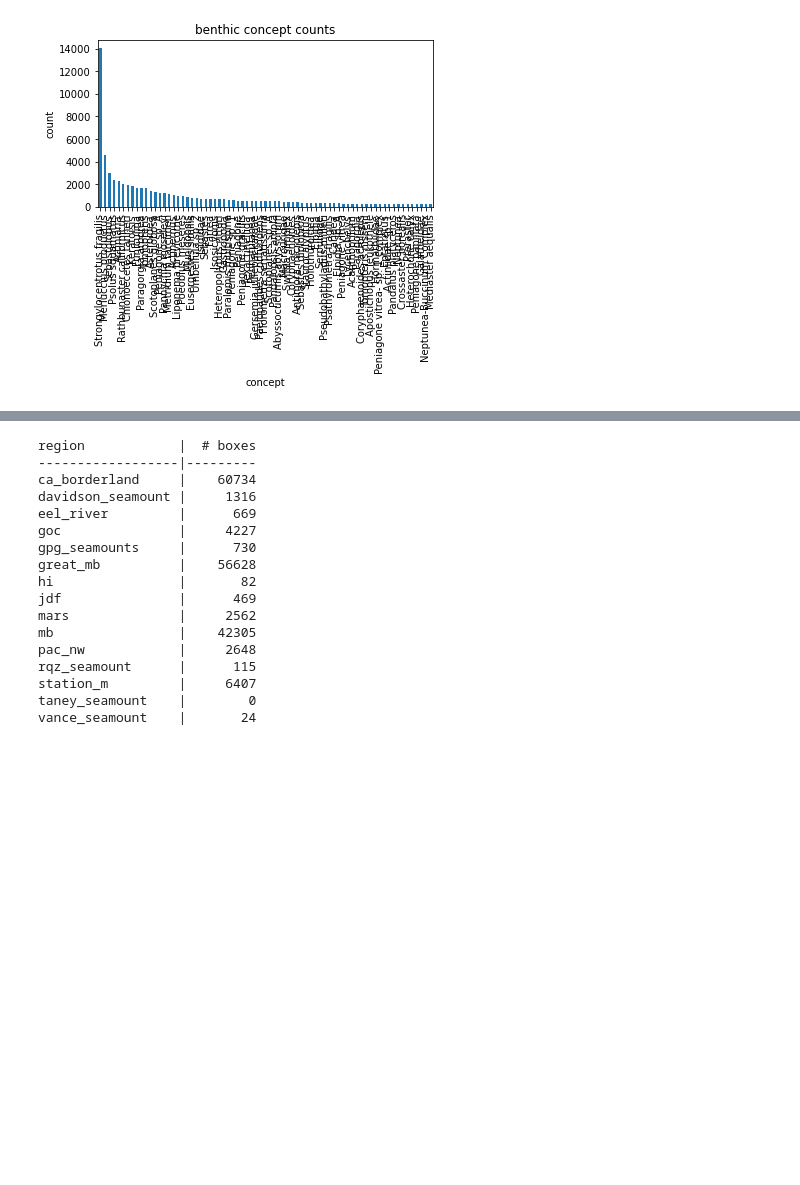
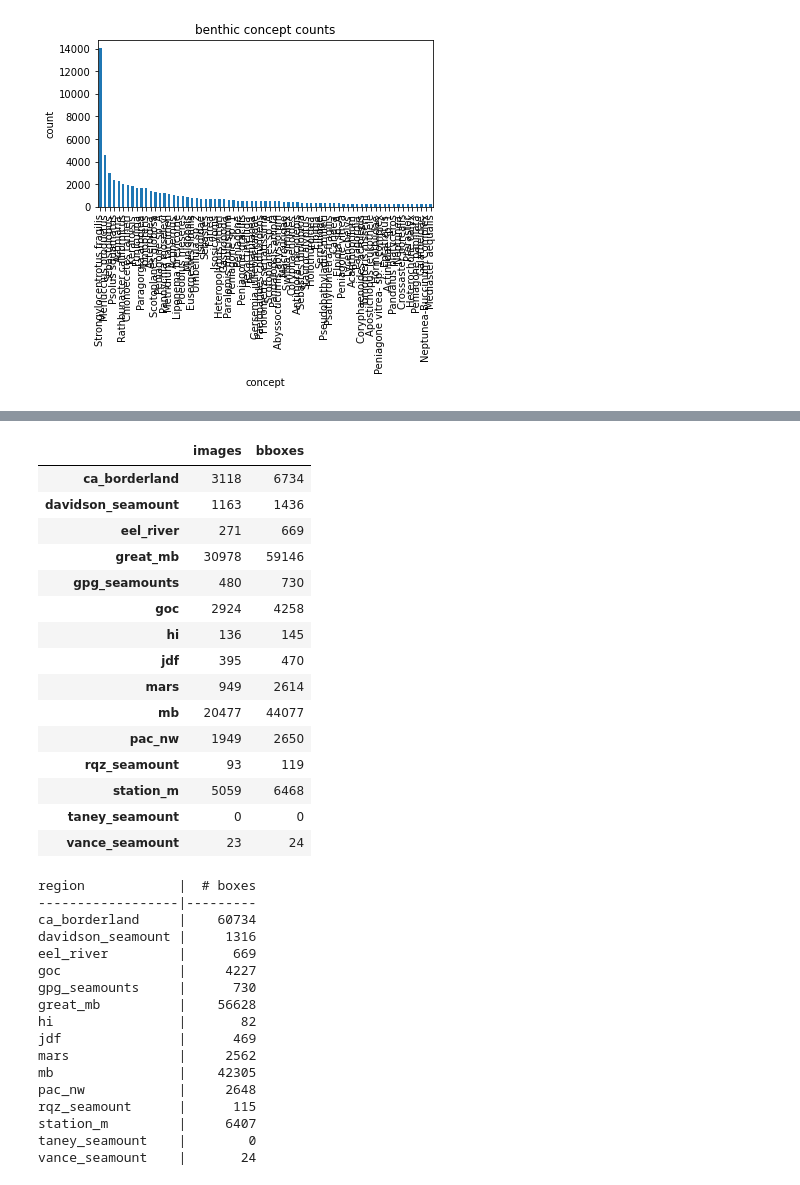
Before and after one commit to eor314/duds_explore, a Jupyter notebook: duds_explore.ipynb, the cells around one changed output, grey strips where cells are left out. Drawn from its saved outputs; the diff is of its cells as text; code cells hidden in the pictures; blank space fills up the shorter version.

Commit message:
multi index array of images/bbox counts

```diff
--- a/duds_explore.ipynb
+++ b/duds_explore.ipynb
@@ -104 +119,57 @@ regions = {'ca_borderland': '--max-latitude 37.6 --min-latitude 32.58 --max-long
+# %%
+from fathomnet.models import GeoImageConstraints
+from fathomnet.api import images, boundingboxes
+from tqdm import notebook
+
+inds = pd.MultiIndex.from_product([concepts, ['images', 'bboxes']], names=['concept','count-type'])  # for multi index array
+df = pd.DataFrame(columns=regions_df.index, index=inds)
+
+# iterate over regions
+for ii in notebook.tqdm(df.columns.to_list(), desc='regions'):
+    #iterate over concepts
+    for cc in notebook.tqdm(concepts, desc=f'concepts in {ii}', leave=False):
+        tmp = GeoImageConstraints(concept=cc,
+            maxLatitude=regions_df.at[ii, 'max-latitude'],
+            minLatitude=regions_df.at[ii, 'min-latitude'],
+            maxLongitude=regions_df.at[ii, 'max-longitude'],
+            minLongitude=regions_df.at[ii, 'min-longitude']
+        )
+
+        # get the relevant images from region
+        imgs = images.find(tmp)
+
+        # get the number of bounding boxes in those images
+        numbox = 0
+        for im in imgs:
+            numbox += len(list(filter(lambda box: box.concept == cc, im.boundingBoxes)))
+
+        # set values in array
+        df.loc[(cc, 'images'), ii] = len(imgs)  # number of images with the concept
+        df.loc[(cc, 'bboxes'), ii] = numbox  # number of bboxes in those images
+
+# save to this directory
+df.sort_index()
+df.to_csv('benthic_counts_region.csv')
+# %%
+df = df.sort_index()  # sort index if not already
+
+# print the counts of each type in each region
+pd.DataFrame((df.xs("images", level="count-type").sum(), df.xs("bboxes", level="count-type").sum()), index=["images","bboxes"]).T
+# %% [output]
+|  | images | bboxes |
+| ca_borderland | 3118 | 6734 |
+| davidson_seamount | 1163 | 1436 |
+| eel_river | 271 | 669 |
+| great_mb | 30978 | 59146 |
+| gpg_seamounts | 480 | 730 |
+| goc | 2924 | 4258 |
+| hi | 136 | 145 |
+| jdf | 395 | 470 |
+| mars | 949 | 2614 |
+| mb | 20477 | 44077 |
+| pac_nw | 1949 | 2650 |
+| rqz_seamount | 93 | 119 |
+| station_m | 5059 | 6468 |
+| taney_seamount | 0 | 0 |
+| vance_seamount | 23 | 24 |
 # %%
```
Also changed, not shown: parts of 5 cells of this notebook.
